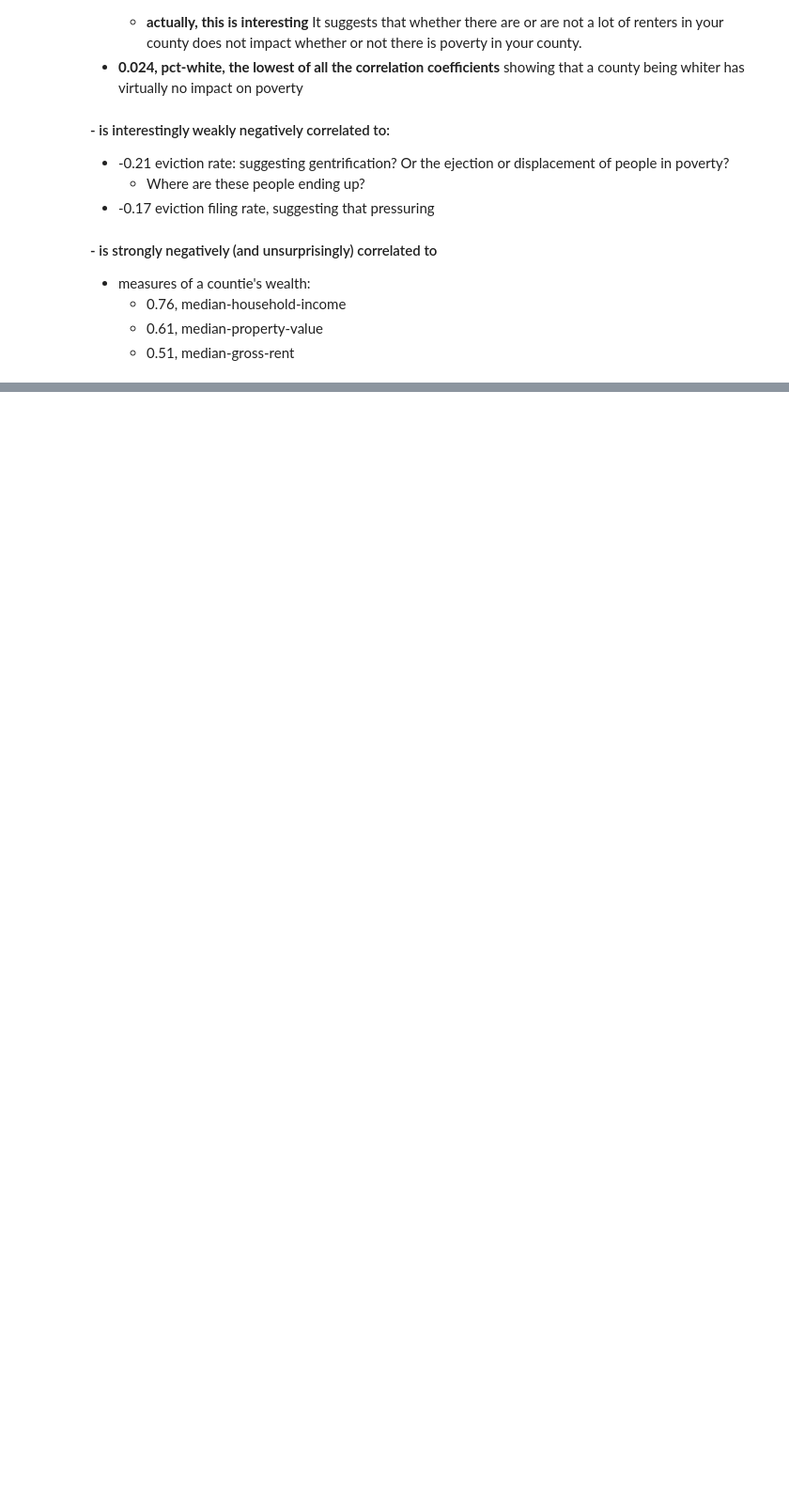
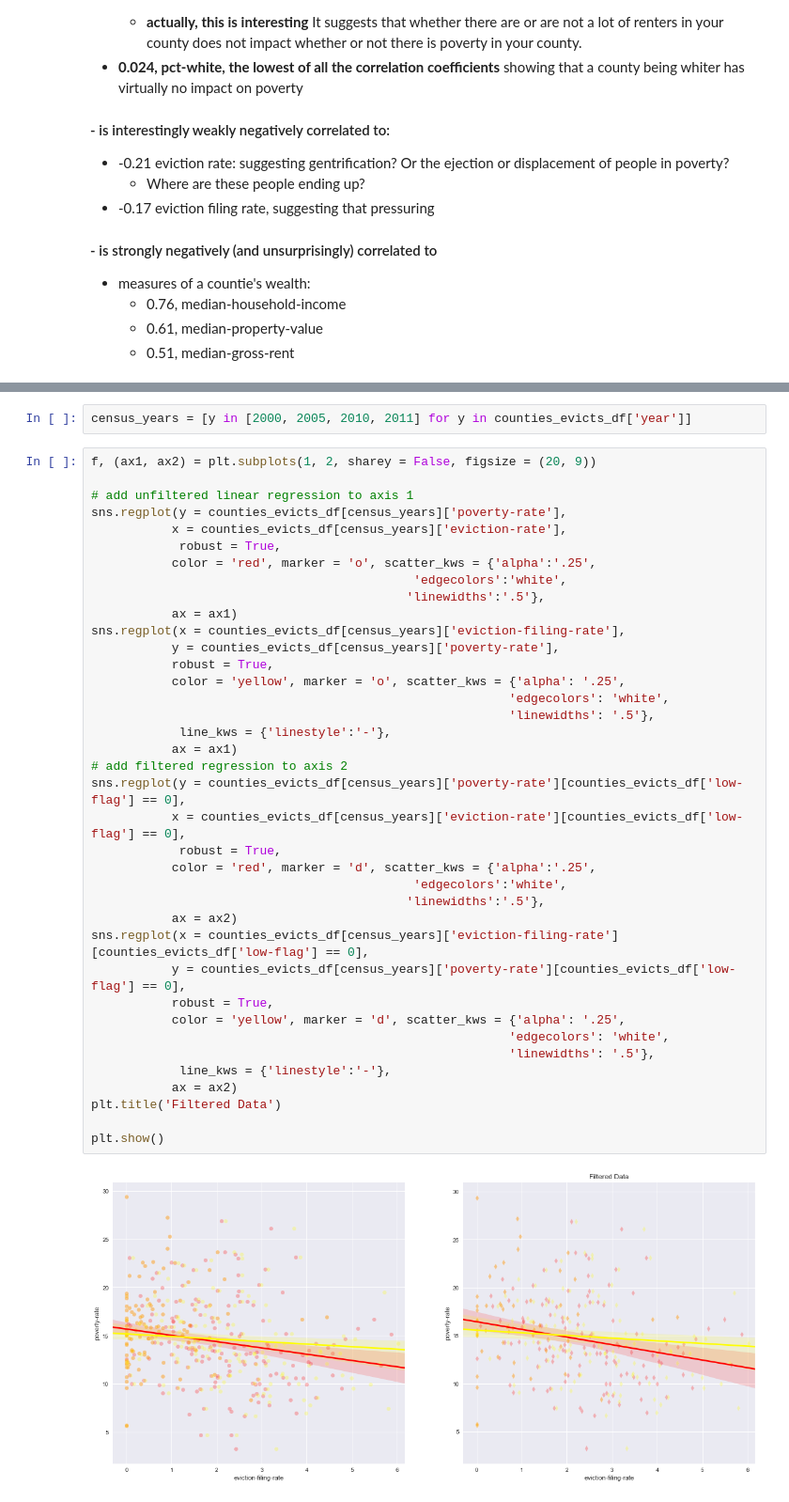
Before and after one commit to paulo-g-martinez/eviction-lab-tn-nss-capstone, a Jupyter notebook: regression-analysis-with-corrected-flags.ipynb, the cells around one changed output, grey strips where cells are left out. Shown at 94% size. Cells and saved outputs as stored; diff of their text form; blank space fills up the shorter version.

```diff
--- a/regression-analysis-with-corrected-flags.ipynb
+++ b/regression-analysis-with-corrected-flags.ipynb
@@ -491,0 +560,42 @@ plt.show()
+# %%
+census_years = [y in [2000, 2005, 2010, 2011] for y in counties_evicts_df['year']]
+# %%
+f, (ax1, ax2) = plt.subplots(1, 2, sharey = False, figsize = (20, 9))
+
+# add unfiltered linear regression to axis 1
+sns.regplot(y = counties_evicts_df[census_years]['poverty-rate'],
+           x = counties_evicts_df[census_years]['eviction-rate'],
+            robust = True,
+           color = 'red', marker = 'o', scatter_kws = {'alpha':'.25',
+                                            'edgecolors':'white',
+                                           'linewidths':'.5'},
+           ax = ax1)
+sns.regplot(x = counties_evicts_df[census_years]['eviction-filing-rate'],
+           y = counties_evicts_df[census_years]['poverty-rate'],
+           robust = True,
+           color = 'yellow', marker = 'o', scatter_kws = {'alpha': '.25',
+                                                         'edgecolors': 'white',
+                                                         'linewidths': '.5'},
+            line_kws = {'linestyle':'-'},
+           ax = ax1)
+# add filtered regression to axis 2
+sns.regplot(y = counties_evicts_df[census_years]['poverty-rate'][counties_evicts_df['low-flag'] == 0],
+           x = counties_evicts_df[census_years]['eviction-rate'][counties_evicts_df['low-flag'] == 0],
+            robust = True,
+           color = 'red', marker = 'd', scatter_kws = {'alpha':'.25',
+                                            'edgecolors':'white',
+                                           'linewidths':'.5'},
+           ax = ax2)
+sns.regplot(x = counties_evicts_df[census_years]['eviction-filing-rate'][counties_evicts_df['low-flag'] == 0],
+           y = counties_evicts_df[census_years]['poverty-rate'][counties_evicts_df['low-flag'] == 0],
+           robust = True,
+           color = 'yellow', marker = 'd', scatter_kws = {'alpha': '.25',
+                                                         'edgecolors': 'white',
+                                                         'linewidths': '.5'},
+            line_kws = {'linestyle':'-'},
+           ax = ax2)
+plt.title('Filtered Data')
+
+plt.show()
+# %% [output]
+[figure, added]
```
Also changed, not shown: parts of 16 cells of this notebook.
